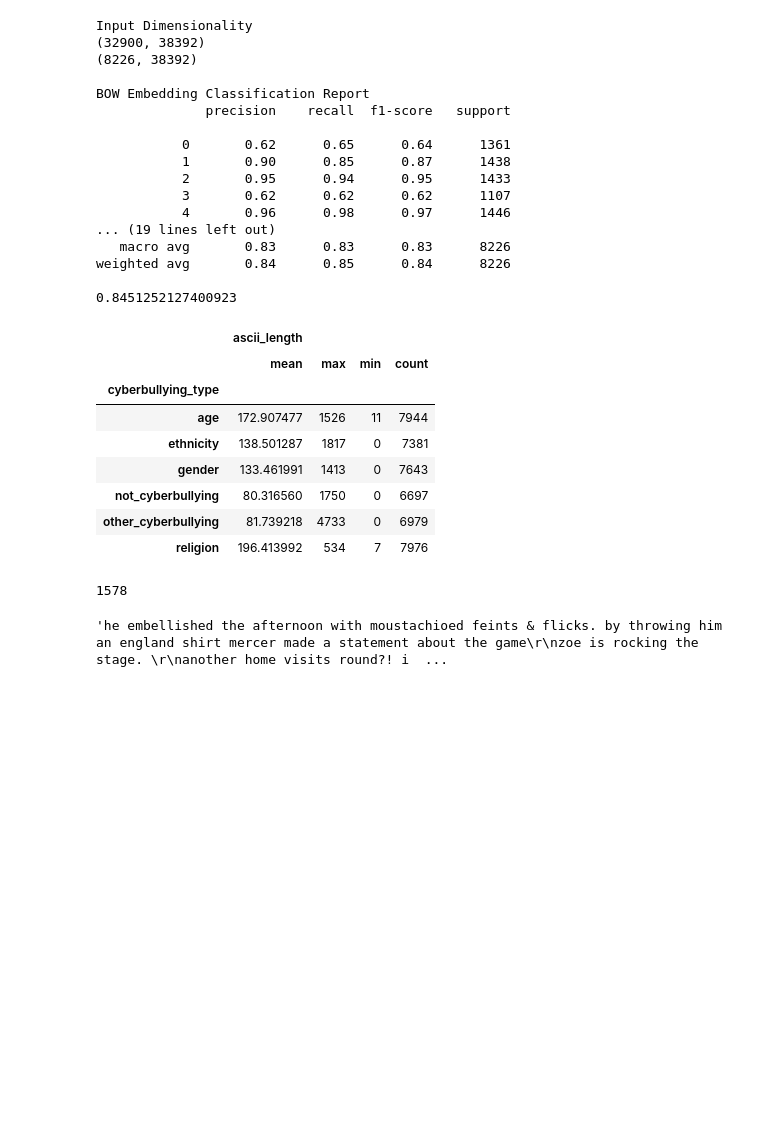
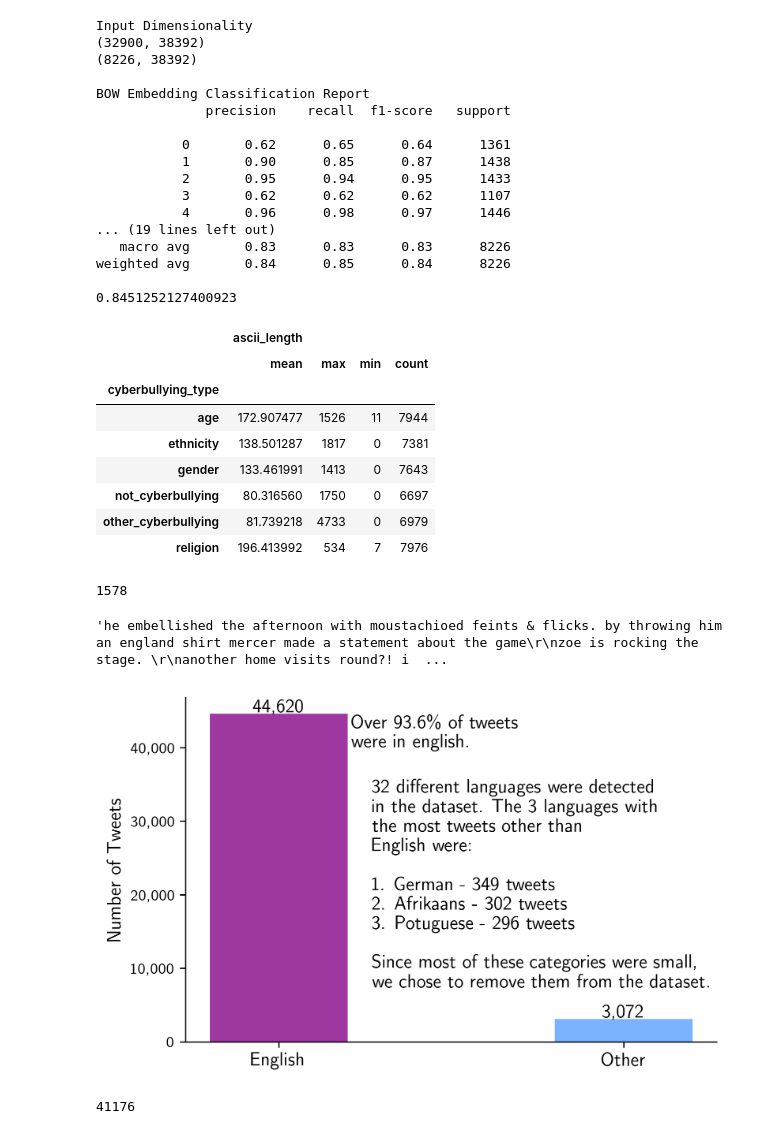
Before and after one commit to ayush-kumar-1/capstone, a Jupyter notebook: src/notebooks/eda.ipynb, the cells around one changed output. Drawn from its saved outputs; the diff is of its cells as text; code cells hidden in the pictures; blank space fills up the shorter version.

```diff
--- a/src/notebooks/eda.ipynb
+++ b/src/notebooks/eda.ipynb
@@ -530,2 +560,4 @@ tweet
 # %%
 df_en[df_en.tweet_length > 280].to_csv("long_tweets.csv")
+# %%
+lang_df = df.groupby("lang").count().sort_values('score', ascending = False)
@@ -531,0 +566,61 @@ df_en[df_en.tweet_length > 280].to_csv("long_tweets.csv")
+# %%
+plt.rcParams["figure.figsize"] = [6,4]
+plt.rcParams["figure.dpi"] = 300
+plt.rcParams["text.usetex"] = True #change to true for final
+
+labels = ["English", "Other"]
+xs = [0, 1]
+values = [44620, len(df) - 44620]
+
+fig, ax = plt.subplots()
+
+colors = ["#9e379f", "#7bb3ff"]
+bars = ax.bar(xs, values, width = 0.4, color = colors)
+
+ax.set_xticks(xs)
+ax.set_xticklabels(labels, fontsize = 12)
+ax.spines[["top", "right"]].set_visible(False)
+ax.get_yaxis().set_major_formatter(
+    matplotlib.ticker.FuncFormatter(lambda x, p: format(int(x), ',')))
+
+#title
+top, bottom = ax.get_ylim()[1], ax.get_ylim()[0]
+right, left = ax.get_xlim()[1], ax.get_xlim()[0]
+center = sum(ax.get_xlim())/2
+
+# ax.text(center, top + 200, "Distribution of Language of Tweets", va = "bottom", fontsize = 14, ha = "center")
+
+#labels
+ax.text(0, values[0] + 200, "44,620", ha = "center", fontsize = 12)
+ax.text(1, values[1] + 200, f"{len(df) - 44620:,}", ha = "center", fontsize = 12)
+
+#annotation1
+anno_text1 = f"""Over {44620/len(df)*100:0.1f}\% of tweets\nwere in english."""
+ax.text(0.21, values[0] - 200, anno_text1, ha = "left", va = "top", fontsize = 12)
+
+#annotation2
+anno_text2 = f"""{len(lang_df)} different languages were detected
+in the dataset. The 3 languages with
+the most tweets other than
+English were:
+
+    \t1. German - 349 tweets
+    \t2. Afrikaans - 302 tweets
+    \t3. Potuguese - 296 tweets
+
+Since most of these categories were small,
+we chose to remove them from the dataset.
+"""
+
+ax.text(0.27, values[0] - 9000, anno_text2, ha = "left", va = "top", fontsize = 12)
+
+ax.set_ylabel("Number of Tweets", fontsize = 12)
+
+plt.savefig("../../plots/lang_bar_plot.png")
+# %% [output]
+[figure, added]
+# %%
+cleaned = pd.read_csv("../../cyberbullying_tweets/processed_tweets.csv")
+len(cleaned)
+# %% [output]
+41176
```
Also changed, not shown: parts of 6 cells of this notebook, 6 other files.
